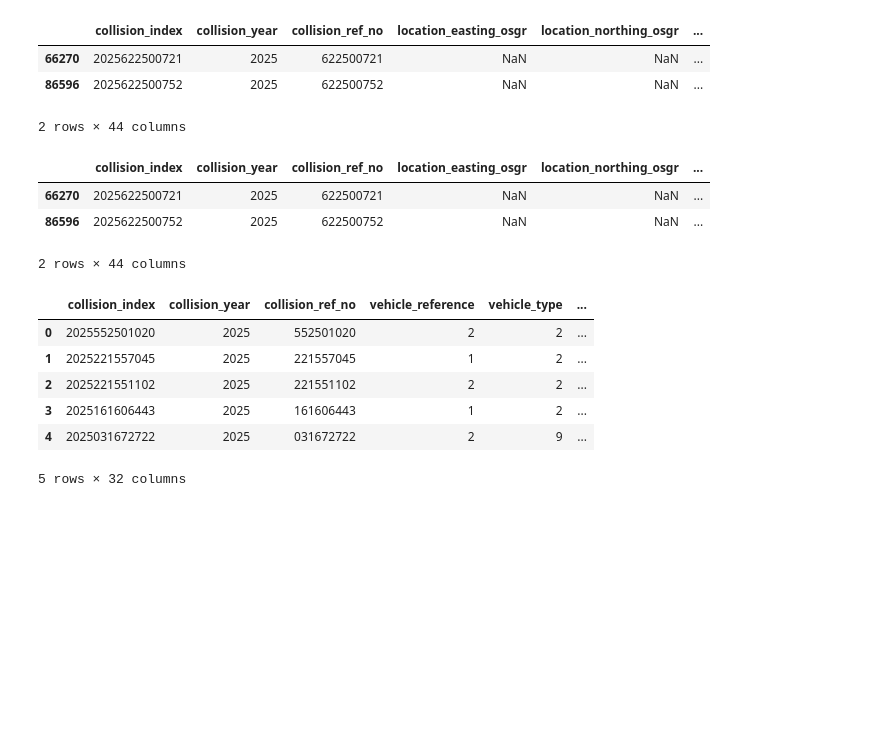
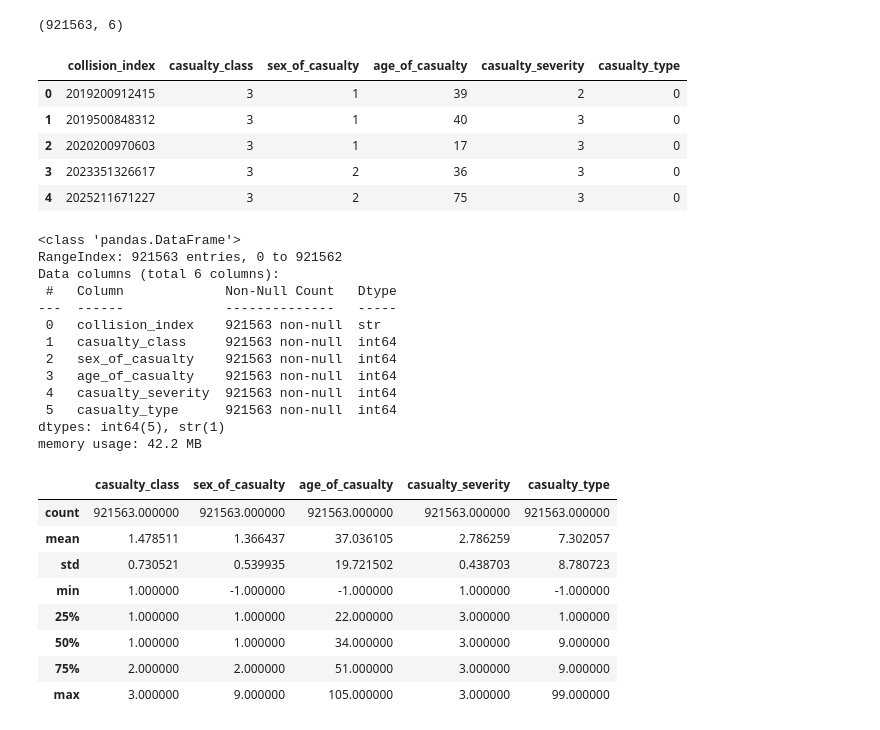
Before and after one commit to PraveenAnilKumar/Road-Collision-Severity-Predictor, a Jupyter notebook: road accidents.ipynb, the cells around one changed output. Drawn from its saved outputs; the diff is of its cells as text; code cells hidden in the pictures; blank space fills up the shorter version.

Commit message:
Reorder notebook and load recent years in chunks

```diff
--- a/road accidents.ipynb
+++ b/road accidents.ipynb
@@ -50,3 +65,13 @@ df_1.describe()
 # %%
-df_1[df_1.isnull().any(axis=1)]
+csv_3 = "dft-road-casualty-statistics-vehicle-1979-latest-published-year.csv"
+keep_ids = set(df_2["collision_index"])
+
+v_cols = ["collision_index", "vehicle_type", "age_of_driver"]
+
+parts = []
+for chunk in pd.read_csv(csv_3, usecols=v_cols, chunksize=500_000):
+    parts.append(chunk[chunk["collision_index"].isin(keep_ids)])
+
+df_3 = pd.concat(parts, ignore_index=True)
+df_3.shape
 # %% [output]
@@ -81,3 +101,2 @@ Name: count, dtype: int64
 # %%
-csv_2 = "dft-road-casualty-statistics-collision-2025.csv"
-df_2 = pd.read_csv(csv_2, low_memory=False)
+df_3.describe()
@@ -127,28 +140,53 @@ df_2.describe()
 # %%
-df_2[df_2.isna().any(axis=1)]
+csv_1 = "dft-road-casualty-statistics-casualty-1979-latest-published-year.csv"
+keep_ids = set(df_2["collision_index"])      # needs df_2 loaded first
+
+c_cols = ["collision_index", "casualty_class", "sex_of_casualty",
+          "age_of_casualty", "casualty_severity", "casualty_type"]
+
+parts = []
+for chunk in pd.read_csv(csv_1, usecols=c_cols, chunksize=500_000):
+    parts.append(chunk[chunk["collision_index"].isin(keep_ids)])
+
+df_1 = pd.concat(parts, ignore_index=True)
+df_1.shape
 # %% [output]
-|  | collision_index | collision_year | collision_ref_no | location_easting_osgr | location_northing_osgr | ... |
-| 66270 | 2025622500721 | 2025 | 622500721 | NaN | NaN | ... |
-| 86596 | 2025622500752 | 2025 | 622500752 | NaN | NaN | ... |
-2 rows × 44 columns
+(921563, 6)
 # %%
-df_2[df_2.isnull().any(axis=1)]
+df_1.head()
 # %% [output]
-|  | collision_index | collision_year | collision_ref_no | location_easting_osgr | location_northing_osgr | ... |
-| 66270 | 2025622500721 | 2025 | 622500721 | NaN | NaN | ... |
-| 86596 | 2025622500752 | 2025 | 622500752 | NaN | NaN | ... |
+|  | collision_index | casualty_class | sex_of_casualty | age_of_casualty | casualty_severity | casualty_type |
+| 0 | 2019200912415 | 3 | 1 | 39 | 2 | 0 |
+| 1 | 2019500848312 | 3 | 1 | 40 | 3 | 0 |
+| 2 | 2020200970603 | 3 | 1 | 17 | 3 | 0 |
+| 3 | 2023351326617 | 3 | 2 | 36 | 3 | 0 |
+| 4 | 2025211671227 | 3 | 2 | 75 | 3 | 0 |
-2 rows × 44 columns
 # %%
-csv_3 = "dft-road-casualty-statistics-vehicle-2025.csv"
-df_3 = pd.read_csv(csv_3, low_memory=False)
+df_1.info()
+# %% [output]
+<class 'pandas.DataFrame'>
+RangeIndex: 921563 entries, 0 to 921562
+Data columns (total 6 columns):
+ #   Column             Non-Null Count   Dtype
+---  ------             --------------   -----
+ 0   collision_index    921563 non-null  str
+ 1   casualty_class     921563 non-null  int64
+ 2   sex_of_casualty    921563 non-null  int64
+ 3   age_of_casualty    921563 non-null  int64
+ 4   casualty_severity  921563 non-null  int64
+ 5   casualty_type      921563 non-null  int64
+dtypes: int64(5), str(1)
+memory usage: 42.2 MB
 # %%
-df_3.head()
+df_1.describe()
 # %% [output]
-|  | collision_index | collision_year | collision_ref_no | vehicle_reference | vehicle_type | ... |
-| 0 | 2025552501020 | 2025 | 552501020 | 2 | 2 | ... |
-| 1 | 2025221557045 | 2025 | 221557045 | 1 | 2 | ... |
-| 2 | 2025221551102 | 2025 | 221551102 | 2 | 2 | ... |
-| 3 | 2025161606443 | 2025 | 161606443 | 1 | 2 | ... |
-| 4 | 2025031672722 | 2025 | 031672722 | 2 | 9 | ... |
+|  | casualty_class | sex_of_casualty | age_of_casualty | casualty_severity | casualty_type |
+| count | 921563.000000 | 921563.000000 | 921563.000000 | 921563.000000 | 921563.000000 |
+| mean | 1.478511 | 1.366437 | 37.036105 | 2.786259 | 7.302057 |
+| std | 0.730521 | 0.539935 | 19.721502 | 0.438703 | 8.780723 |
+| min | 1.000000 | -1.000000 | -1.000000 | 1.000000 | -1.000000 |
+| 25% | 1.000000 | 1.000000 | 22.000000 | 3.000000 | 1.000000 |
+| 50% | 1.000000 | 1.000000 | 34.000000 | 3.000000 | 9.000000 |
+| 75% | 2.000000 | 2.000000 | 51.000000 | 3.000000 | 9.000000 |
+| max | 3.000000 | 9.000000 | 105.000000 | 3.000000 | 99.000000 |
-5 rows × 32 columns
 # %%
```
Also changed, not shown: parts of 17 cells of this notebook.
